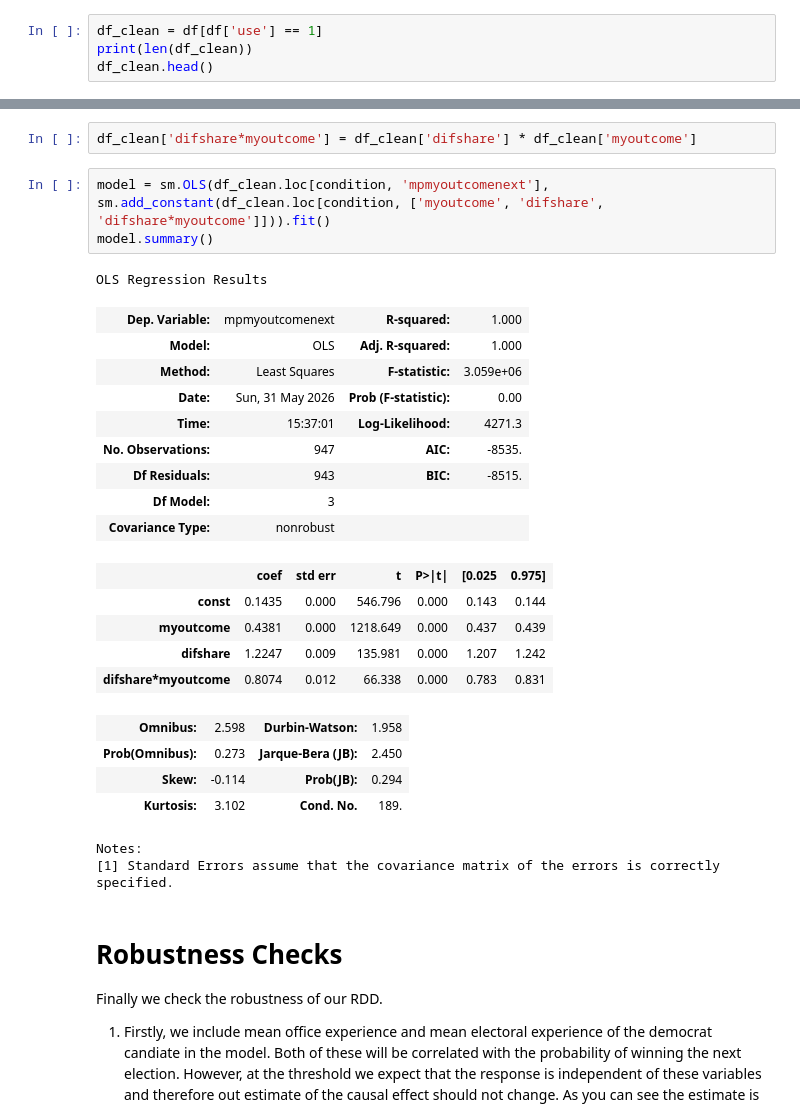
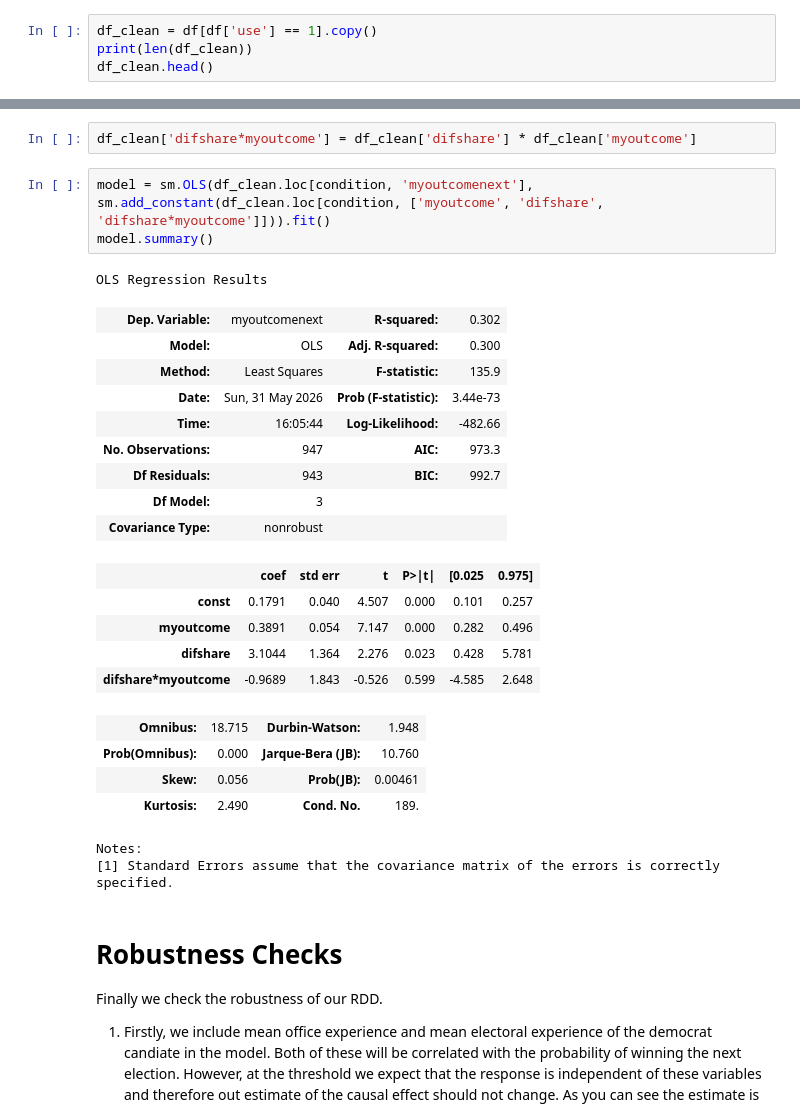
Before and after one commit to cainemerrick98/causal-inference, a Jupyter notebook: incumbency_advantage_in_us_elections/notebook.ipynb, the cells around one changed output, grey strips where cells are left out. Cells and saved outputs as stored; diff of their text form.

```diff
--- a/incumbency_advantage_in_us_elections/notebook.ipynb
+++ b/incumbency_advantage_in_us_elections/notebook.ipynb
@@ -129,7 +124,7 @@ print(df[df['difshare'] >= 0]['mpmyoutcomenext'].mean() - df[df['difshare'] < 0]
 
 The incumbency advantage is analyzed at the level of the individual. Specifically I test the causal effect of incumbency on the probability that the incumbent wins the next election. The RDD with a bandwith of $5 \%$ estimates the causal effect of incumbency to be an increase of $44%$ percentage points on the probability of winning the next election. This is very similar to the estimate reported by Lee
 # %%
-df_clean = df[df['use'] == 1]
+df_clean = df[df['use'] == 1].copy()
 print(len(df_clean))
 df_clean.head()
 # %% [output]
@@ -146,28 +141,28 @@ condition = (df_clean['difshare'] >= -bandwidth) & (df_clean['difshare'] <= band
 # %%
 df_clean['difshare*myoutcome'] = df_clean['difshare'] * df_clean['myoutcome']
 # %%
-model = sm.OLS(df_clean.loc[condition, 'mpmyoutcomenext'], sm.add_constant(df_clean.loc[condition, ['myoutcome', 'difshare', 'difshare*myoutcome']])).fit()
+model = sm.OLS(df_clean.loc[condition, 'myoutcomenext'], sm.add_constant(df_clean.loc[condition, ['myoutcome', 'difshare', 'difshare*myoutcome']])).fit()
 model.summary()
 # %% [output]
 OLS Regression Results
-| Dep. Variable: | mpmyoutcomenext | R-squared: | 1.000 |
-| Model: | OLS | Adj. R-squared: | 1.000 |
-| Method: | Least Squares | F-statistic: | 3.059e+06 |
-| Date: | Sun, 31 May 2026 | Prob (F-statistic): | 0.00 |
-| Time: | 15:37:01 | Log-Likelihood: | 4271.3 |
-| No. Observations: | 947 | AIC: | -8535. |
-| Df Residuals: | 943 | BIC: | -8515. |
+| Dep. Variable: | myoutcomenext | R-squared: | 0.302 |
+| Model: | OLS | Adj. R-squared: | 0.300 |
+| Method: | Least Squares | F-statistic: | 135.9 |
+| Date: | Sun, 31 May 2026 | Prob (F-statistic): | 3.44e-73 |
+| Time: | 16:05:44 | Log-Likelihood: | -482.66 |
+| No. Observations: | 947 | AIC: | 973.3 |
+| Df Residuals: | 943 | BIC: | 992.7 |
 | Df Model: | 3 |  |  |
 | Covariance Type: | nonrobust |  |  |
 |  | coef | std err | t | P>|t| | [0.025 | 0.975] |
-| const | 0.1435 | 0.000 | 546.796 | 0.000 | 0.143 | 0.144 |
-| myoutcome | 0.4381 | 0.000 | 1218.649 | 0.000 | 0.437 | 0.439 |
-| difshare | 1.2247 | 0.009 | 135.981 | 0.000 | 1.207 | 1.242 |
-| difshare*myoutcome | 0.8074 | 0.012 | 66.338 | 0.000 | 0.783 | 0.831 |
+| const | 0.1791 | 0.040 | 4.507 | 0.000 | 0.101 | 0.257 |
+| myoutcome | 0.3891 | 0.054 | 7.147 | 0.000 | 0.282 | 0.496 |
+| difshare | 3.1044 | 1.364 | 2.276 | 0.023 | 0.428 | 5.781 |
+| difshare*myoutcome | -0.9689 | 1.843 | -0.526 | 0.599 | -4.585 | 2.648 |
-| Omnibus: | 2.598 | Durbin-Watson: | 1.958 |
-| Prob(Omnibus): | 0.273 | Jarque-Bera (JB): | 2.450 |
-| Skew: | -0.114 | Prob(JB): | 0.294 |
-| Kurtosis: | 3.102 | Cond. No. | 189. |
+| Omnibus: | 18.715 | Durbin-Watson: | 1.948 |
+| Prob(Omnibus): | 0.000 | Jarque-Bera (JB): | 10.760 |
+| Skew: | 0.056 | Prob(JB): | 0.00461 |
+| Kurtosis: | 2.490 | Cond. No. | 189. |
 Notes:
 [1] Standard Errors assume that the covariance matrix of the errors is correctly specified.
 # %% [markdown]
```
Also changed, not shown: parts of 6 cells of this notebook.
